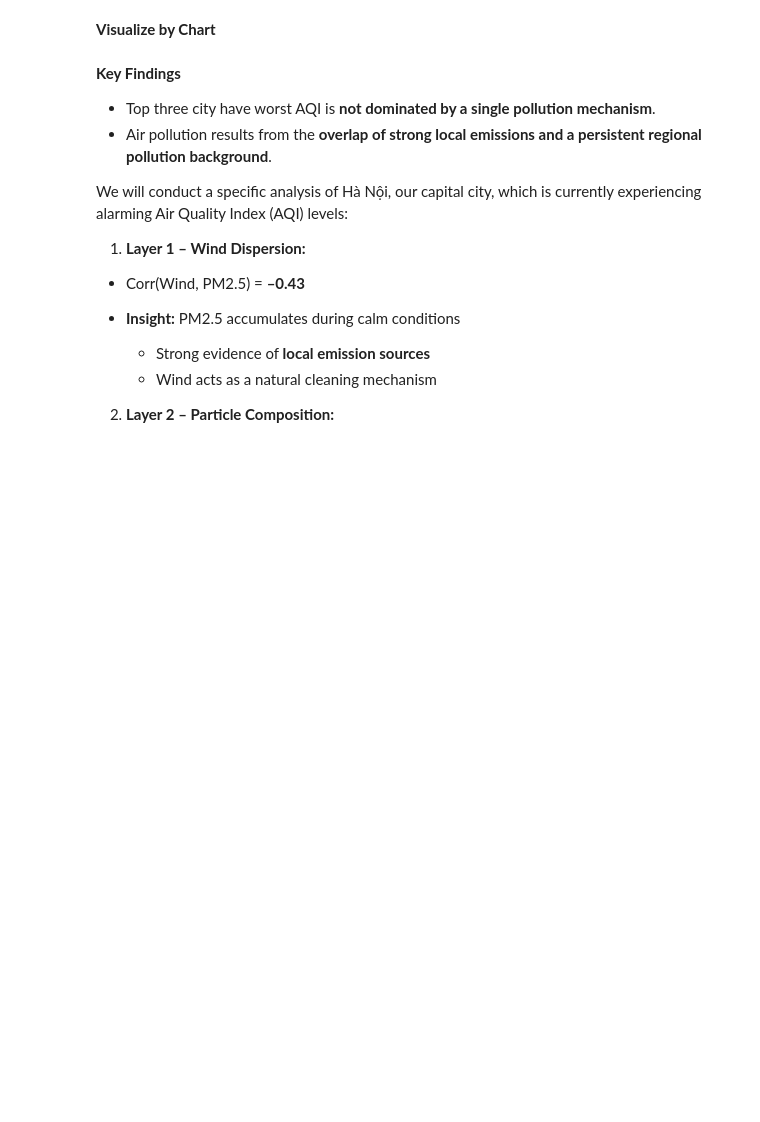
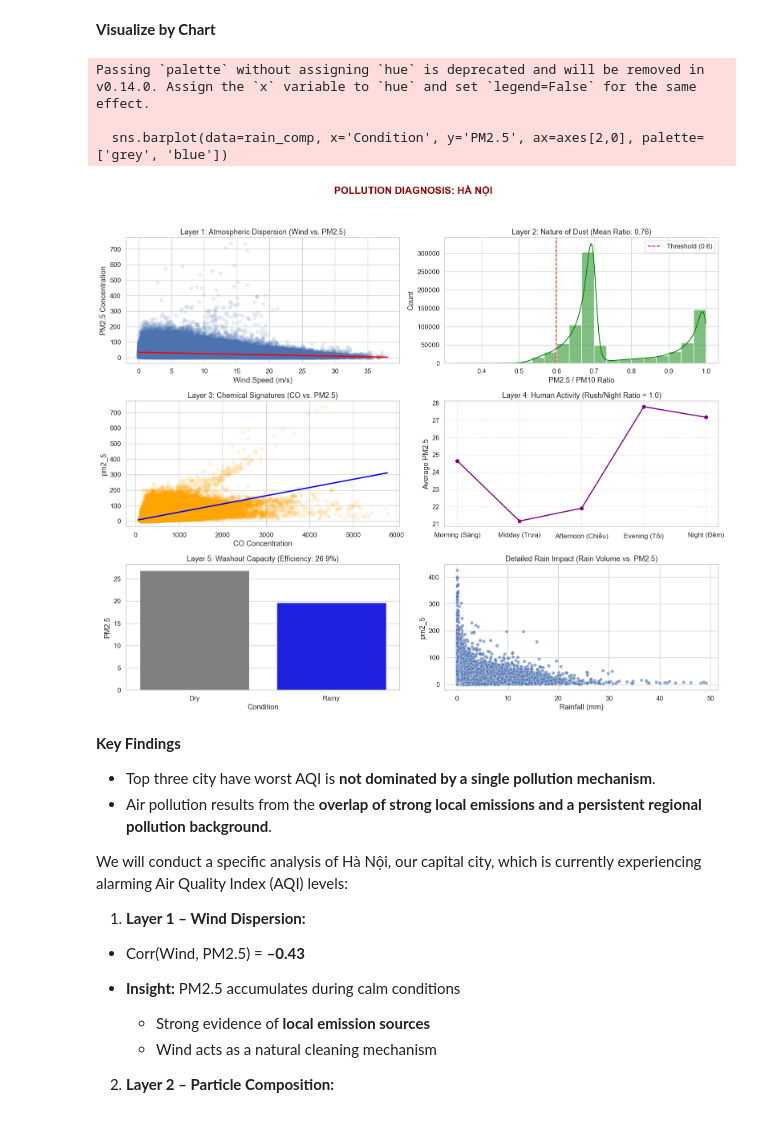
Before and after one commit to TrNguyenMQuan/VietNam_PM2.5_Forecasting, a Jupyter notebook: notebooks/data_exploration.ipynb, the cells around one changed output. Drawn from its saved outputs; the diff is of its cells as text; code cells hidden in the pictures; blank space fills up the shorter version.

```diff
--- a/notebooks/data_exploration.ipynb
+++ b/notebooks/data_exploration.ipynb
@@ -851,18 +909,10 @@ The following analytical steps were applied:
 # %% [markdown]
 **Create Features**
 # %%
-df["hour"] = df["timestamp"].dt.hour
-df["day"] = df["timestamp"].dt.day
-df["month"] = df["timestamp"].dt.month
-df["year"] = df["timestamp"].dt.year
-df["day_of_week"] = df["timestamp"].dt.dayofweek
-df["day_name"] = df["timestamp"].dt.day_name()
-
-# Create features
-df["is_weekend"] = df["day_of_week"].apply(lambda x: "Weekend" if x >= 5 else "Weekday")
+df_ques["is_weekend"] = df_ques["day_of_week"].apply(lambda x: "Weekend" if x >= 5 else "Weekday")
 days_order = ["Monday", "Tuesday", "Wednesday", "Thursday", "Friday", "Saturday", "Sunday"]
-df["day_name"] = pd.Categorical(df["day_name"], categories=days_order, ordered=True)
+df_ques["day_name"] = pd.Categorical(df_ques["day_name"], categories=days_order, ordered=True)
 
 # Select city with have biggest population density
 major_cities = ['Hà Nội', 'Bắc Ninh', 'Hồ Chí Minh', 'Biên Hòa', 'Hải Phòng', 'Đà Nẵng']
-df_major = df[df["city"].isin(major_cities)].copy()
+df_major = df_ques[df_ques["city"].isin(major_cities)].copy()
@@ -1173,12 +1189,12 @@ The analysis was conducted through the following steps:
 # %% [markdown]
 **Create Features**
 # %%
-df['region'] = df['city'].apply(dp.classify_region)
+df_ques['region'] = df_ques['city'].apply(dp.classify_region)
 
 # Set up data
-region_stats = df.groupby(['region', 'city'])['aqi'].mean().reset_index()
+region_stats = df_ques.groupby(['region', 'city'])['aqi'].mean().reset_index()
 target_regions = [
-    "vùng I. Tây Bắc", "Vùng II. Đông Bắc", "Vùng III. Bắc Bộ",
+    "Vùng I. Tây Bắc", "Vùng II. Đông Bắc", "Vùng III. Bắc Bộ",
     "Vùng IV. Bắc Trung Bộ", "Vùng V. Nam Trung Bộ", "Vùng VI. Tây Nguyên", "Vùng VII. Nam Bộ"]
 # %% [markdown]
 **Visualize by Chart**
@@ -1336,3 +1339,16 @@ df['pm_ratio'] = df['pm2_5'] / df['pm10']
+# %%
+df_ques["hour"] = df_ques["timestamp"].dt.hour
+def get_day_part(h):
+    if 5 <= h < 10: return "Morning (Sáng)"
+    elif 10 <= h < 15: return "Midday (Trưa)"
+    elif 15 <= h < 18: return "Afternoon (Chiều)"
+    elif 18 <= h < 23: return "Evening (Tối)"
+    else: return "Night (Đêm)"
+
+df_ques["day_part"] = df_ques["hour"].apply(get_day_part)
+
+# Calculate ratio
+df_ques['pm_ratio'] = df_ques['pm2_5'] / df_ques['pm10']
 # %% [markdown]
 **Statistical Comparison & Hypothesis Testing**
 # %%
@@ -1451,6 +1467,6 @@ def analyze_pollution_sources(city_name, data):
 
     return stats
 
-ha_noi = analyze_pollution_sources("Hà Nội", df)
-hung_yen = analyze_pollution_sources("Hưng Yên", df)
-bac_ninh = analyze_pollution_sources("Bắc Ninh", df)
+ha_noi = analyze_pollution_sources("Hà Nội", df_ques)
+hung_yen = analyze_pollution_sources("Hưng Yên", df_ques)
+bac_ninh = analyze_pollution_sources("Bắc Ninh", df_ques)
@@ -1488,34 +1522,39 @@ def plot_pollution_diagnosis(city_name, data, stats):
     # 3. Chemical Signatures
     sns.regplot(data=data, x='co', y='pm2_5', ax=axes[1,0],
                 scatter_kws={'alpha':0.1, 'color':'orange'}, line_kws={'color':'blue'})
     axes[1,0].set_title('Layer 3: Chemical Signatures (CO vs. PM2.5)')
     axes[1,0].set_xlabel('CO Concentration')
 
     # 4. Human Activity Patterns
     axes[1,1].plot(part_stats.index, part_stats.values, marker='o', linestyle='-', linewidth=2, color='purple')
     axes[1,1].set_title(f'Layer 4: Human Activity (Rush/Night Ratio = {rush_ratio:.1f})')
     axes[1,1].set_ylabel('Average PM2.5')
     axes[1,1].grid(True, linestyle='--', alpha=0.5)
 
     # 5. Rain Washout Comparison
     rain_comp = pd.DataFrame({'Condition': ['Dry', 'Rainy'], 'PM2.5': [pm_dry, pm_rainy]})
     sns.barplot(data=rain_comp, x='Condition', y='PM2.5', ax=axes[2,0], palette=['grey', 'blue'])
     axes[2,0].set_title(f'Layer 5: Washout Capacity (Efficiency: {washout_eff:.1f}%)')
 
     # 6. Rain Intensity Detail
     rain_only = data[data['rain'] > 0]
     if not rain_only.empty:
         sns.scatterplot(data=rain_only, x='rain', y='pm2_5', ax=axes[2,1], alpha=0.6)
         axes[2,1].set_title('Detailed Rain Impact (Rain Volume vs. PM2.5)')
         axes[2,1].set_xlabel('Rainfall (mm)')
     else:
         axes[2,1].text(0.5, 0.5, 'No Rain Data Available', ha='center')
 
     plt.tight_layout(rect=[0, 0.03, 1, 0.95])
     plt.show()
 
 # Investigate with Hà Nội
-plot_pollution_diagnosis('Hà Nội', df, ha_noi)
+plot_pollution_diagnosis('Hà Nội', df_ques, ha_noi)
+# %% [output]
+Passing `palette` without assigning `hue` is deprecated and will be removed in v0.14.0. Assign the `x` variable to `hue` and set `legend=False` for the same effect.
+
+  sns.barplot(data=rain_comp, x='Condition', y='PM2.5', ax=axes[2,0], palette=['grey', 'blue'])
+[figure, added]
 # %% [markdown]
 **Key Findings**
 - Top three city have worst AQI is **not dominated by a single pollution mechanism**.
```
Also changed, not shown: parts of 19 cells of this notebook, 2 other files.
